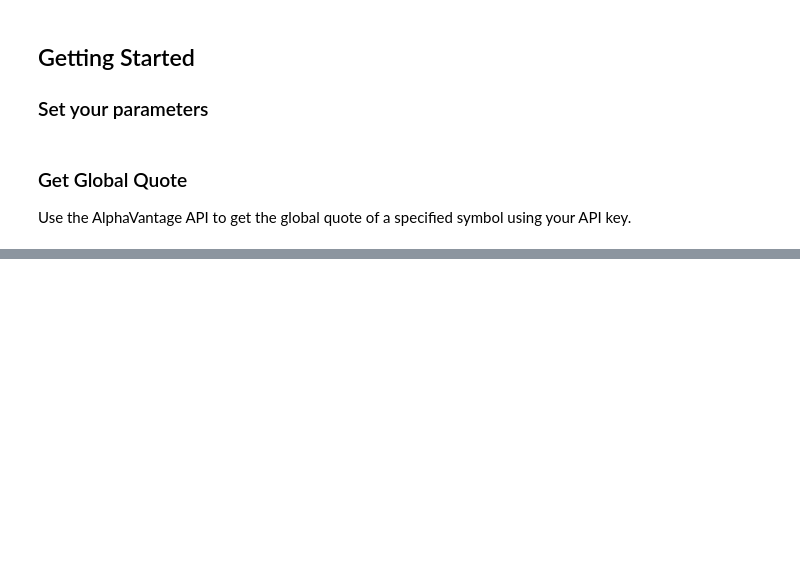
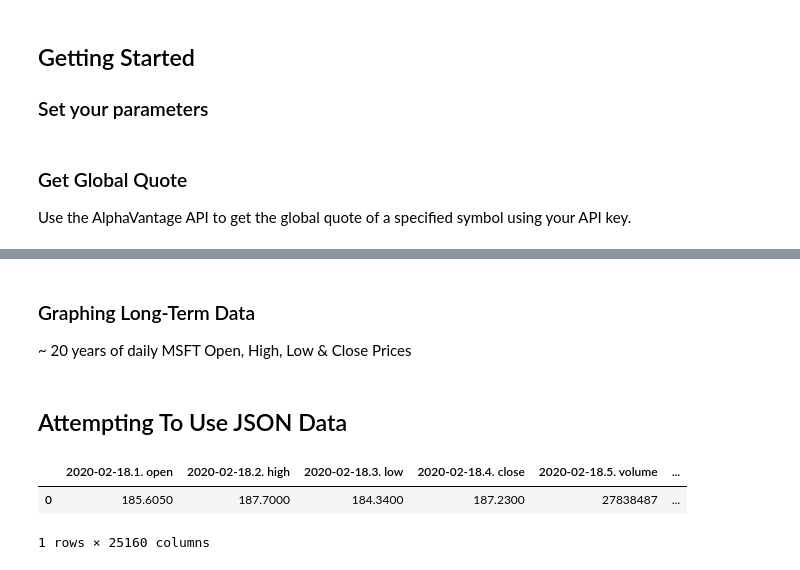
Before and after one commit to prp1277/finance, a Jupyter notebook: src/Notebooks/BasicFinance.ipynb, the cells around one changed output, grey strips where cells are left out. Saved outputs shown, nothing was run; the diff lists cells and outputs as text; code cells hidden in the pictures; blank space fills up the shorter version.

Commit message:
add watchlist timeseries to BasicFinance

```diff
--- a/src/Notebooks/BasicFinance.ipynb
+++ b/src/Notebooks/BasicFinance.ipynb
@@ -40,0 +32,5 @@ GGQ_DF
+# %% [markdown]
+### Graphing Long-Term Data
+~ 20 years of daily MSFT Open, High, Low & Close Prices
+# %% [markdown]
+## Attempting To Use JSON Data
@@ -40,0 +41,9 @@ GGQ_DF
+# %%
+with open('/mnt/c/Users/prp12.000/GitHub-Repos/finance/src/data/MSFT_Time_Series.json') as f:
+    d = json.load(f)
+msft_df2 = json_normalize(d['Time Series (Daily)'])
+msft_df2
+# %% [output]
+|  | 2020-02-18.1. open | 2020-02-18.2. high | 2020-02-18.3. low | 2020-02-18.4. close | 2020-02-18.5. volume | ... |
+| 0 | 185.6050 | 187.7000 | 184.3400 | 187.2300 | 27838487 | ... |
+1 rows × 25160 columns
```
Also changed, not shown: parts of 13 cells of this notebook.
